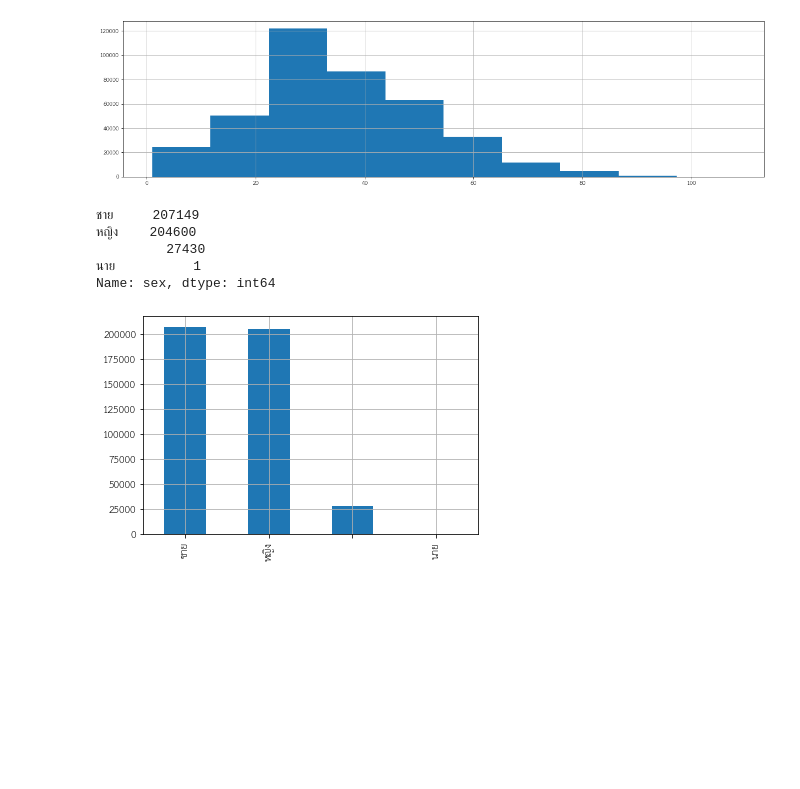
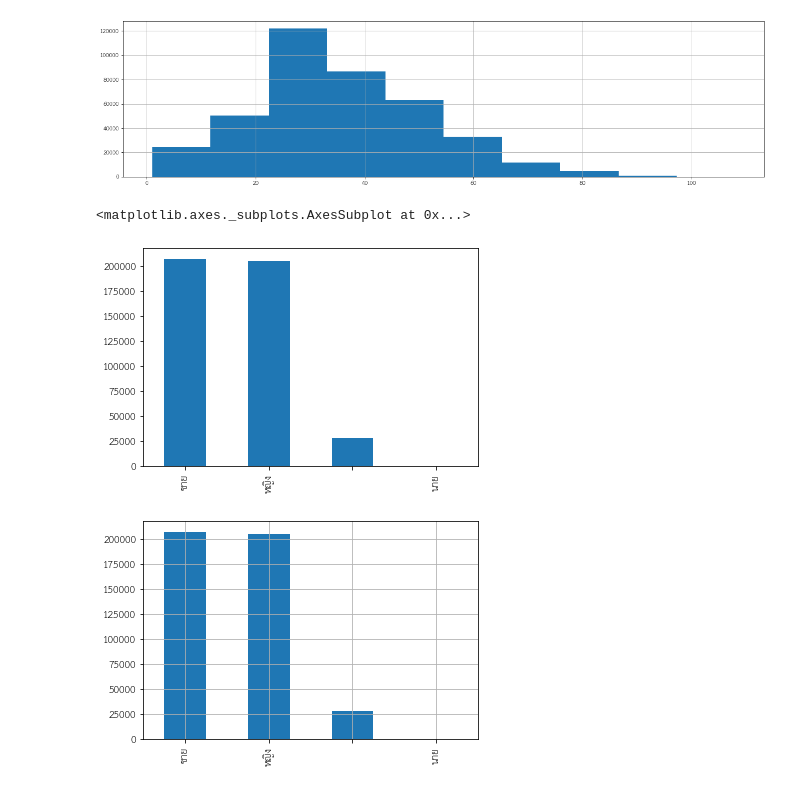
Before and after one commit to tanupat085/test, a Jupyter notebook: สำเนาของ_DSE4_covid_analysis.ipynb, the cells around one changed output. Saved outputs shown, nothing was run; the diff lists cells and outputs as text; code cells hidden in the pictures; blank space fills up the shorter version.

```diff
--- a/สำเนาของ_DSE4_covid_analysis.ipynb
+++ b/สำเนาของ_DSE4_covid_analysis.ipynb
@@ -117,13 +115,10 @@ dat['age'].hist(figsize=(20,5))
 <matplotlib.axes._subplots.AxesSubplot at 0x...>
 [figure]
 # %%
-dat['sex'].value_counts()
+dat['sex'].value_counts().plot.bar()
 # %% [output]
-ชาย     207149
-หญิง    204600
-         27430
-นาย          1
-Name: sex, dtype: int64
+<matplotlib.axes._subplots.AxesSubplot at 0x...>
+[figure, added]
 # %%
 dat['sex'].value_counts().plot.bar().grid()
 # %% [output]
```
Also changed, not shown: parts of 16 cells of this notebook.
